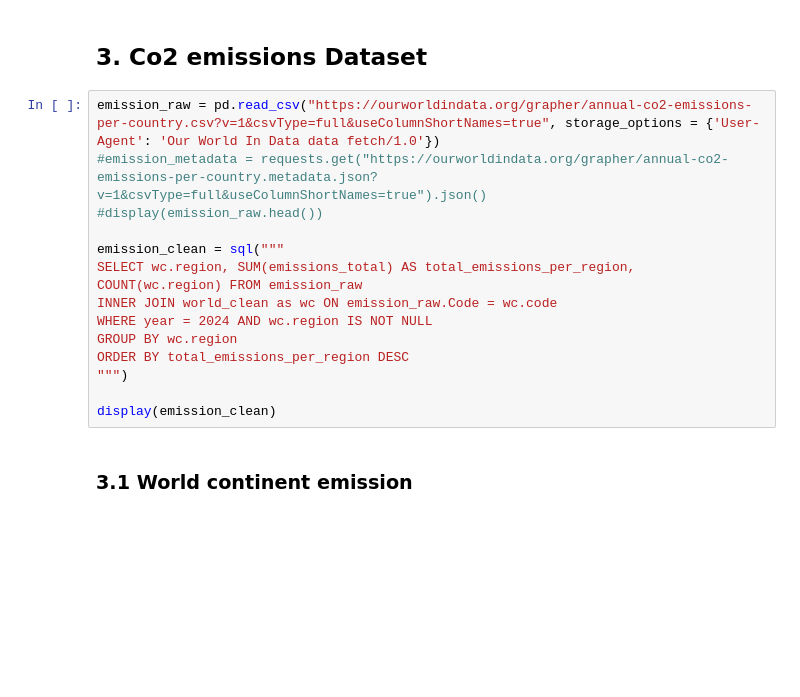
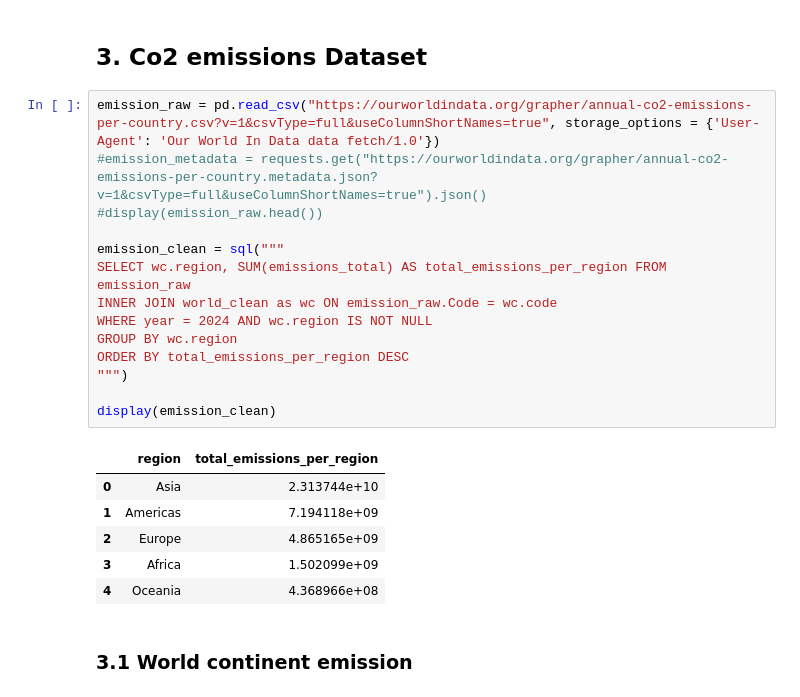
Before and after one commit to william-toscani/Data_Visualization_Project, a Jupyter notebook: Data_Viz_Project.ipynb, the cells around one changed output. Drawn from its saved outputs; the diff is of its cells as text; blank space fills up the shorter version.

```diff
--- a/Data_Viz_Project.ipynb
+++ b/Data_Viz_Project.ipynb
@@ -44,17 +70,24 @@ display(gdp_clean)
 # %%
 emission_raw = pd.read_csv("https://ourworldindata.org/grapher/annual-co2-emissions-per-country.csv?v=1&csvType=full&useColumnShortNames=true", storage_options = {'User-Agent': 'Our World In Data data fetch/1.0'})
 #emission_metadata = requests.get("https://ourworldindata.org/grapher/annual-co2-emissions-per-country.metadata.json?v=1&csvType=full&useColumnShortNames=true").json()
 #display(emission_raw.head())
 
 emission_clean = sql("""
-SELECT wc.region, SUM(emissions_total) AS total_emissions_per_region, COUNT(wc.region) FROM emission_raw
+SELECT wc.region, SUM(emissions_total) AS total_emissions_per_region FROM emission_raw
 INNER JOIN world_clean as wc ON emission_raw.Code = wc.code
 WHERE year = 2024 AND wc.region IS NOT NULL
 GROUP BY wc.region
 ORDER BY total_emissions_per_region DESC
 """)
 
 display(emission_clean)
+# %% [output]
+|  | region | total_emissions_per_region |
+| 0 | Asia | 2.313744e+10 |
+| 1 | Americas | 7.194118e+09 |
+| 2 | Europe | 4.865165e+09 |
+| 3 | Africa | 1.502099e+09 |
+| 4 | Oceania | 4.368966e+08 |
 # %% [markdown]
 ### 3.1 World continent emission
 # %%
```
Also changed, not shown: parts of 13 cells of this notebook.
